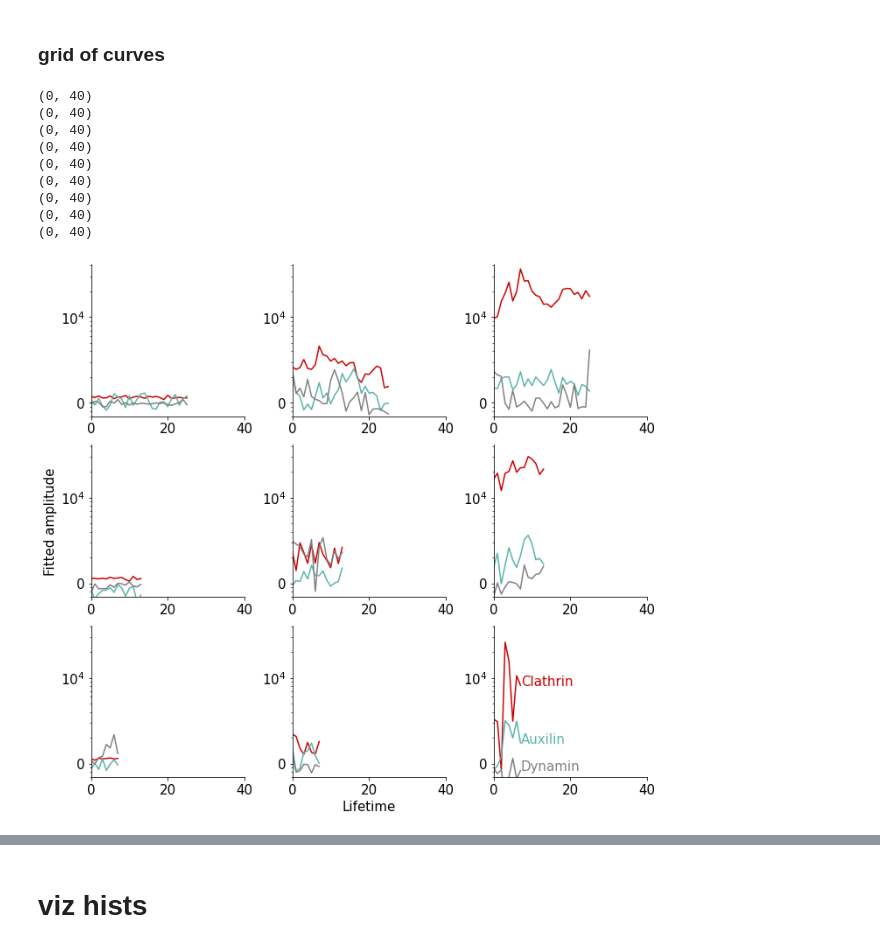
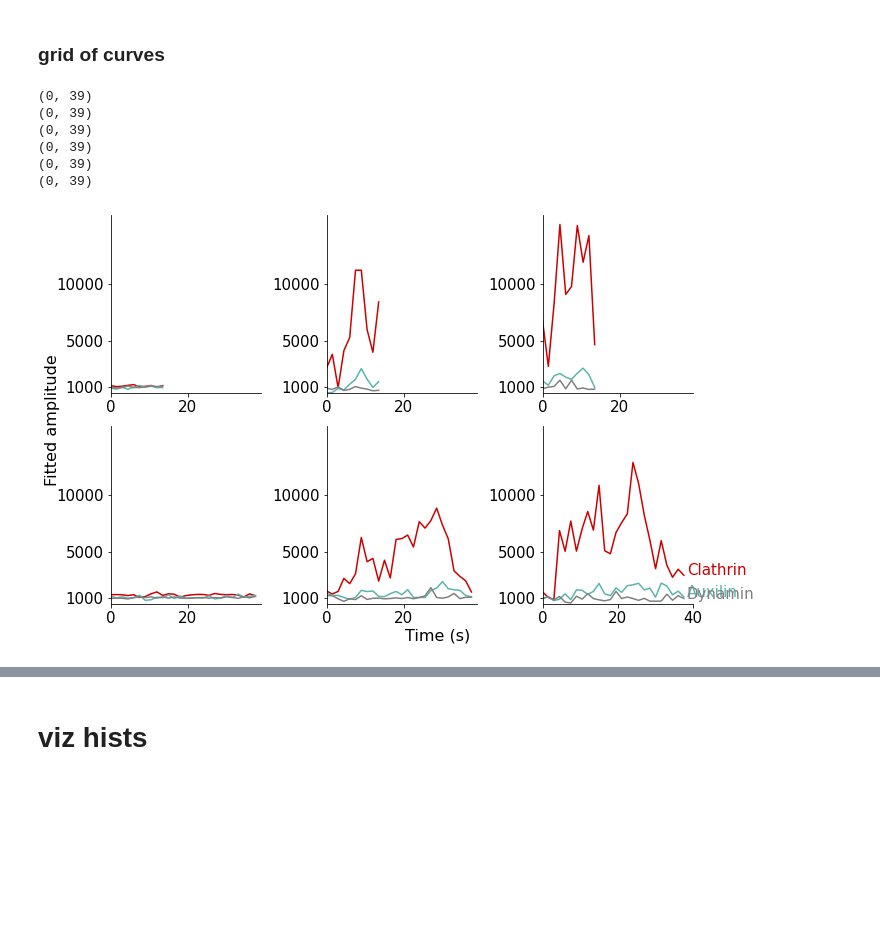
Before and after one commit to Yu-Group/molecular-partner-prediction, a Jupyter notebook: notebooks/00_intro_figs.ipynb, the cells around one changed output, grey strips where cells are left out. Saved outputs shown, nothing was run; the diff lists cells and outputs as text; code cells hidden in the pictures; blank space fills up the shorter version.

```diff
--- a/notebooks/00_intro_figs.ipynb
+++ b/notebooks/00_intro_figs.ipynb
@@ -134,45 +137,44 @@ plt.tight_layout()
 ### grid of curves
 # %%
 d = pd.DataFrame()
-for l in [12, 21, 39][::-1]:
+for l in [39, 15][::-1]:
     ds = df[df.lifetime == l].sort_values('X_max')
-    d = d.append(ds.iloc[[0, ds.shape[0]//2, -1]])
+    d = d.append(ds.iloc[[10, -100, -30]])
 
 # print(d)
-fig = plt.figure(figsize=(10, 9))
-viz.plot_curves(d, R=3, C=3, hline=False,
+fig = plt.figure(figsize=(10, 6))
+viz.plot_curves(d, R=2, C=3, hline=False,
                 xlim_constant=True,
                 ylim_constant=True,
                 legend=False,
                 extra_key='Z',
                 extra_key_label='Dynamin',
-                xlim=(0, 40),
-                ylim=(-300, 40000),
-                yticks=[1e3, 1e4],
-                yticklabels=[0, "$10^4$"],
+                xlim=(0, 39),
+                ylim=(-500, 15000),
+                yticks=[1000, 5000, 10000],
+                #yticklabels=["$0$", "$10^4$"],
                 fig=fig)
-plt.subplot(3, 3, 9)
+fig.text(0, 0.5, 'Fitted amplitude', va='center', rotation='vertical', fontsize=16)
+fig.text(0.5, 0, 'Time (s)', va='center', fontsize=16)
+plt.subplot(2, 3, 6)
 dvu.line_legend()
 plt.xlim((0, 40))
 
-plt.subplot(3, 3, 4)
-plt.ylabel('Fitted amplitude')
+#plt.subplot(2, 2, 4)
+#plt.ylabel('Fitted amplitude')
 
-plt.subplot(3, 3, 8)
-plt.xlabel('Lifetime')
+#plt.subplot(2, 2, 4)
+#plt.xlabel('Lifetime')
 
 
 viz.savefig('intro_grid')
 plt.show()
 # %% [output]
-(0, 40)
-(0, 40)
-(0, 40)
-(0, 40)
-(0, 40)
-(0, 40)
-(0, 40)
-(0, 40)
-(0, 40)
+(0, 39)
+(0, 39)
+(0, 39)
+(0, 39)
+(0, 39)
+(0, 39)
-[figure, old version]
+[figure, new version]
 # %%
```
Also changed, not shown: parts of 3 cells of this notebook, 2 other files.
